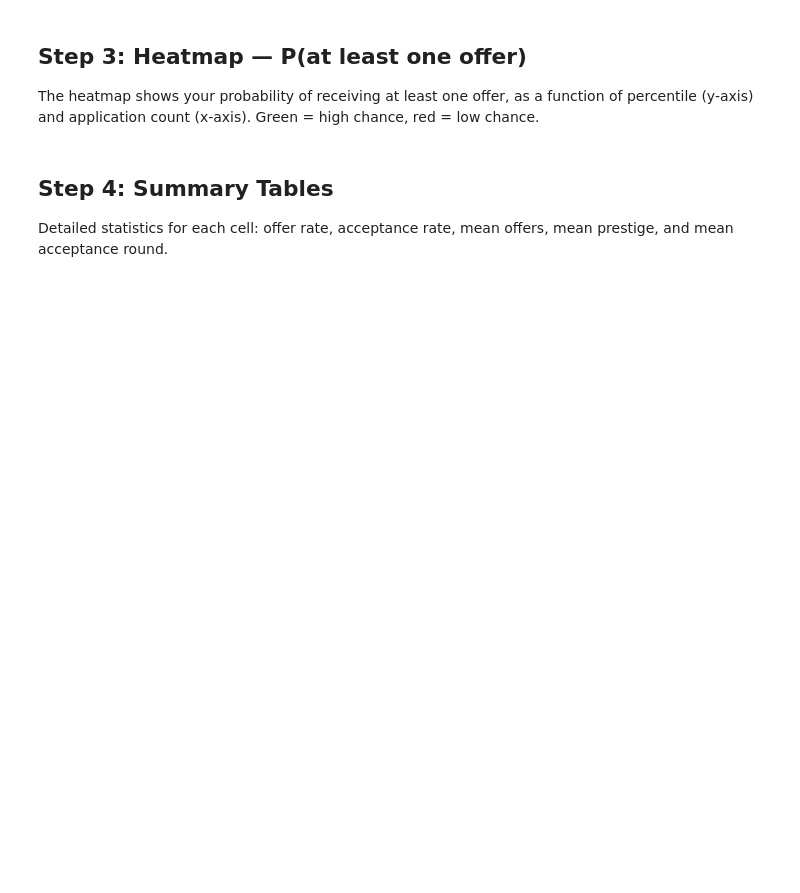
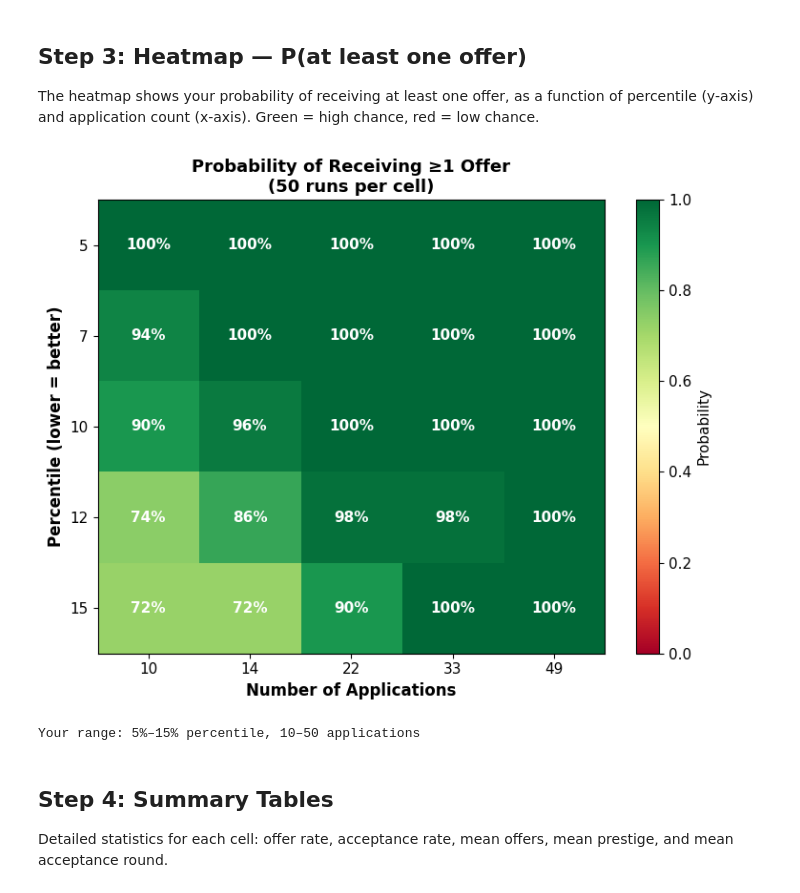
Before and after one commit to astrockragh/postdoc_market_simulation, a Jupyter notebook: postdoc_market_colab.ipynb, the cells around one changed output. Drawn from its saved outputs; the diff is of its cells as text; code cells hidden in the pictures; blank space fills up the shorter version.

```diff
--- a/postdoc_market_colab.ipynb
+++ b/postdoc_market_colab.ipynb
@@ -99,19 +106,19 @@ Edit the values below.
 # Remember: this is about research skill, not publications or luck.
 
 # Your optimistic percentile (best-case scenario)
-MY_PERCENTILE_LOW = 10
+MY_PERCENTILE_LOW = 5
 
 # Your pessimistic percentile (worst reasonable scenario)
-MY_PERCENTILE_HIGH = 25
+MY_PERCENTILE_HIGH = 20
 
 # Minimum number of applications you're willing to send
-MIN_APPLICATIONS = 5
+MIN_APPLICATIONS = 10
 
 # Maximum number of applications you're willing to send
-MAX_APPLICATIONS = 60
+MAX_APPLICATIONS = 50
 
 # Number of simulation runs
-N_RUNS = 10
+N_RUNS = 50
 
 # Maximum number of offer rounds in each market
 OFFER_ROUNDS = 10
@@ -277,8 +299,10 @@ print("# GRID SWEEP: PERCENTILE × APPLICATION COUNT")
 print("#"*60 + "\n")
 
 # Define grid
-percentiles = np.unique(np.linspace(MY_PERCENTILE_LOW, MY_PERCENTILE_HIGH, 5, dtype=int)).tolist()
-n_apps_grid = np.unique(np.logspace(np.log10(max(MIN_APPLICATIONS, 2)), np.log10(MAX_APPLICATIONS), 10).astype(int)).tolist()
+N_PCT_TESTS = 5
+N_APP_TESTS = 5
+percentiles = np.unique(np.linspace(MY_PERCENTILE_LOW, MY_PERCENTILE_HIGH, N_PCT_TESTS, dtype=int)).tolist()
+n_apps_grid = np.unique(np.logspace(np.log10(max(MIN_APPLICATIONS, 2)), np.log10(MAX_APPLICATIONS), N_APP_TESTS).astype(int)).tolist()
 
 print(f"Percentiles: {percentiles}")
 print(f"Application counts: {n_apps_grid}")
@@ -323,37 +367,40 @@ for res in results:
         pass
 
 # Create heatmap
-fig, ax = plt.subplots(figsize=(12, 6))
+fig, ax = plt.subplots(figsize=(N_APP_TESTS*1.5, N_PCT_TESTS*1.2))
 
 # Use RdYlGn colormap
 im = ax.imshow(offer_grid, cmap='RdYlGn', aspect='auto', vmin=0, vmax=1, origin='upper')
 
 # Set ticks and labels
 ax.set_xticks(range(len(n_apps_grid)))
 ax.set_yticks(range(len(percentiles)))
 ax.set_xticklabels(n_apps_grid)
 ax.set_yticklabels(percentiles)
 
 ax.set_xlabel('Number of Applications', fontsize=12, fontweight='bold')
 ax.set_ylabel('Percentile (lower = better)', fontsize=12, fontweight='bold')
 ax.set_title(f'Probability of Receiving ≥1 Offer\n({N_RUNS} runs per cell)', fontsize=13, fontweight='bold')
 
 # Annotate cells with percentages
 for i in range(len(percentiles)):
     for j in range(len(n_apps_grid)):
         val = offer_grid[i, j]
         if not np.isnan(val):
             text = ax.text(j, i, f'{val*100:.0f}%', ha='center', va='center',
                            color='black' if 0.3 < val < 0.7 else 'white', fontweight='bold')
 
 # Add colorbar
 cbar = plt.colorbar(im, ax=ax)
 cbar.set_label('Probability', fontsize=11)
 
 plt.tight_layout()
 plt.show()
 
 print(f"\nYour range: {MY_PERCENTILE_LOW}%–{MY_PERCENTILE_HIGH}% percentile, {MIN_APPLICATIONS}–{MAX_APPLICATIONS} applications")
+# %% [output]
+[figure, added]
+Your range: 5%–15% percentile, 10–50 applications
 # %% [markdown]
 ## Step 4: Summary Tables
 
```
Also changed, not shown: parts of 13 cells of this notebook.
